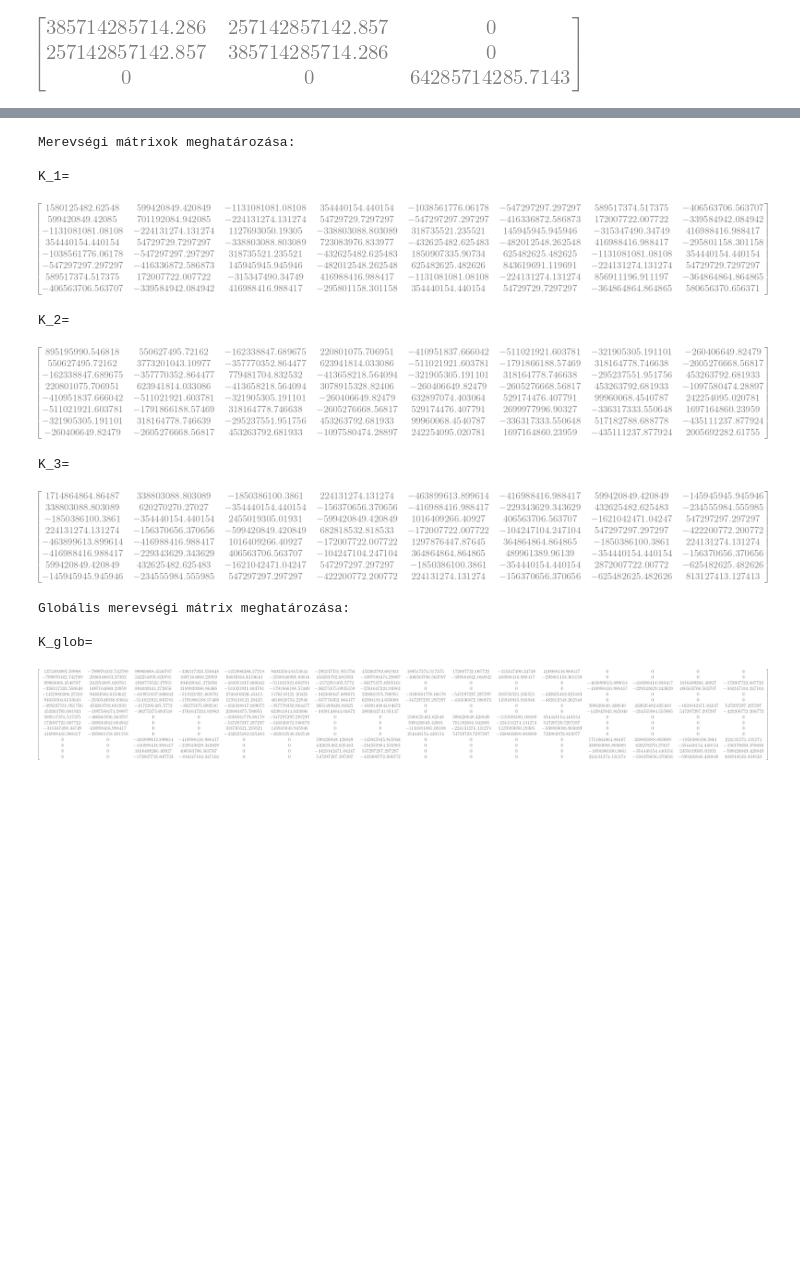
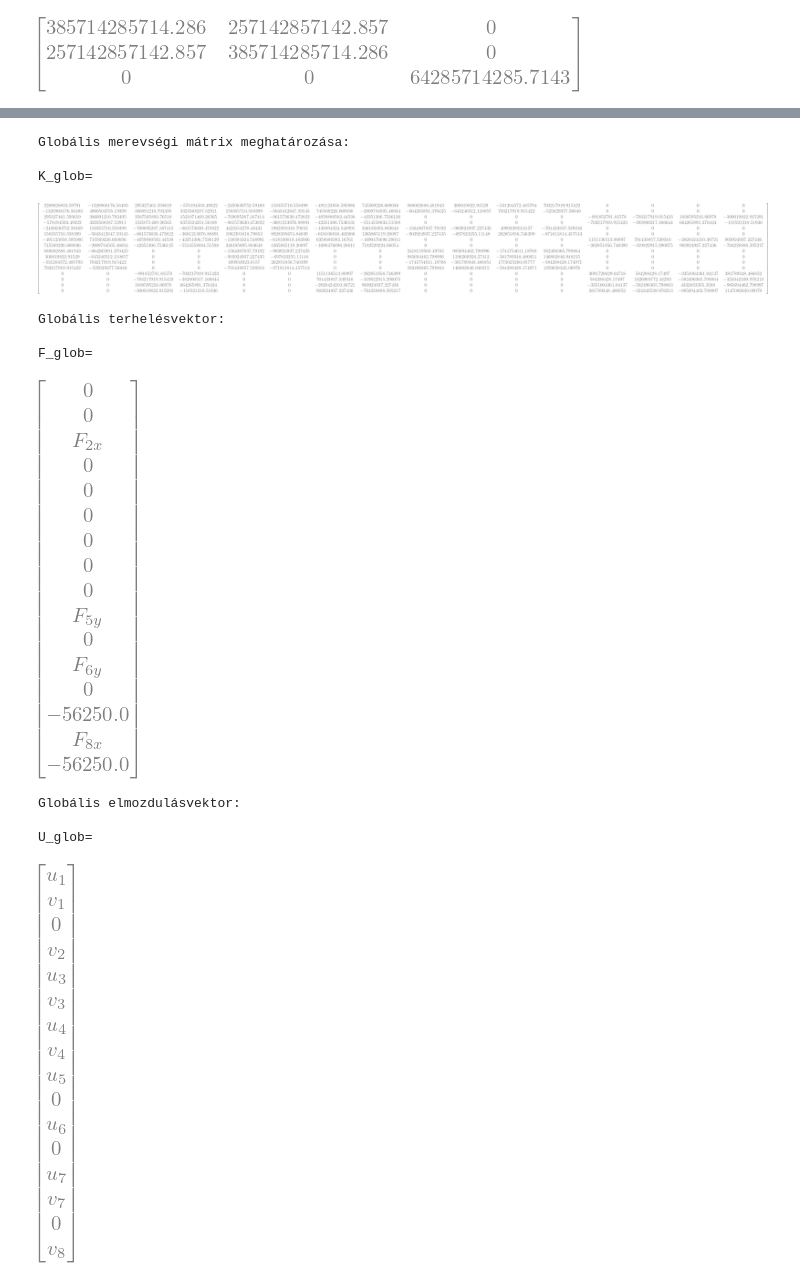
Before and after one commit to near731/VEM_SZHF2_Python, a Jupyter notebook: vem_szhf2.ipynb, the cells around one changed output, grey strips where cells are left out. Drawn from its saved outputs; the diff is of its cells as text; code cells hidden in the pictures; blank space fills up the shorter version.

```diff
--- a/vem_szhf2.ipynb
+++ b/vem_szhf2.ipynb
@@ -182,30 +216,4 @@ D=
 # %%
-#Merevségi mátrixok meghatározása
-
-print("Merevségi mátrixok meghatározása:")
-
-#K mátrixok
-
-def K_i(B_i,J_i):
-    F_i=Transpose(B_i)*D*B_i*J_i.det()*t
-    K_i=F_i.subs({ξ:-1/np.sqrt(3), η:-1/np.sqrt(3)})+F_i.subs({ξ:1/np.sqrt(3), η:-1/np.sqrt(3)})+F_i.subs({ξ:1/np.sqrt(3), η:1/np.sqrt(3)})+F_i.subs({ξ:-1/np.sqrt(3), η:1/np.sqrt(3)})
-    return K_i
-
-#Elemenként
-
-K_1=K_i(B_1,J_1)
-print("\nK_1=")
-display(K_1)
-
-K_2=K_i(B_2,J_2)
-print("K_2=")
-display(K_2)
-
-K_3=K_i(B_3,J_3)
-print("K_3=")
-display(K_3)
-
-
 #Globális merevségi mátrix
 
 print("\nGlobális merevségi mátrix meghatározása:")
@@ -231,15 +239,47 @@ print("\nK_glob=")
 
 display(K_glob)
 # %% [output]
-Merevségi mátrixok meghatározása:
+Globális merevségi mátrix meghatározása:
 
-K_1=
+K_glob=
-[figure, old version]
+[figure, new version]
-K_2=
-[figure, removed]
-K_3=
-[figure, removed]
-Globális merevségi mátrix meghatározása:
-
-K_glob=
-[figure, removed]
+# %%
+#Globális terhelésvektor
+
+print("Globális terhelésvektor:")
+
+#Symbols
+
+F2_x,F8_x,F5_y,F6_y=sp.symbols("F2_x,F8_x,F5_y,F6_y")
+
+F_glob=sp.Matrix(([0],[0],[F2_x],[0],[0],[0],[0],[0],[0],[F5_y],[0],[F6_y],[0],[-p/2*a*t],[F8_x],[-p/2*a*t]))
+
+print("\nF_glob=")
+display(F_glob)
+
+#Globális elmozdulásvektor
+
+print("Globális elmozdulásvektor:")
+
+u_1,v_1,u_2,v_2,u_3,v_3,u_4,v_4,u_5,v_5,u_6,v_6,u_7,v_7,u_8,v_8=sp.symbols("u_1,v_1,u_2,v_2,u_3,v_3,u_4,v_4,u_5,v_5,u_6,v_6,u_7,v_7,u_8,v_8")
+
+#PF
+
+v_5=0
+v_6=0
+u_2=0
+u_8=0
+
+U_glob=sp.Matrix([[u_1],[v_1],[u_2],[v_2],[u_3],[v_3],[u_4],[v_4],[u_5],[v_5],[u_6],[v_6],[u_7],[v_7],[u_8],[v_8]])
+
+print("\nU_glob=")
+display(U_glob)
+# %% [output]
+Globális terhelésvektor:
+
+F_glob=
+[figure, added]
+Globális elmozdulásvektor:
+
+U_glob=
+[figure, added]
```
Also changed, not shown: parts of 2 cells of this notebook.
